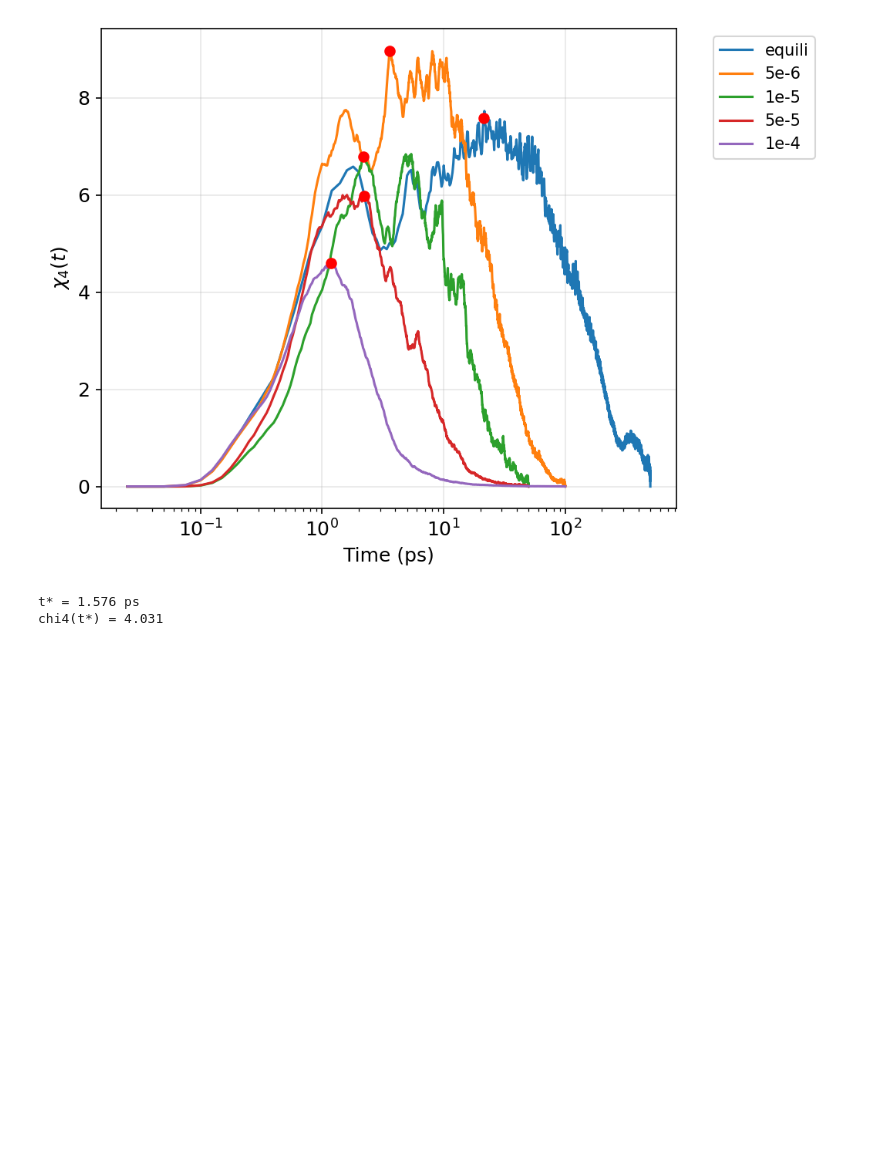
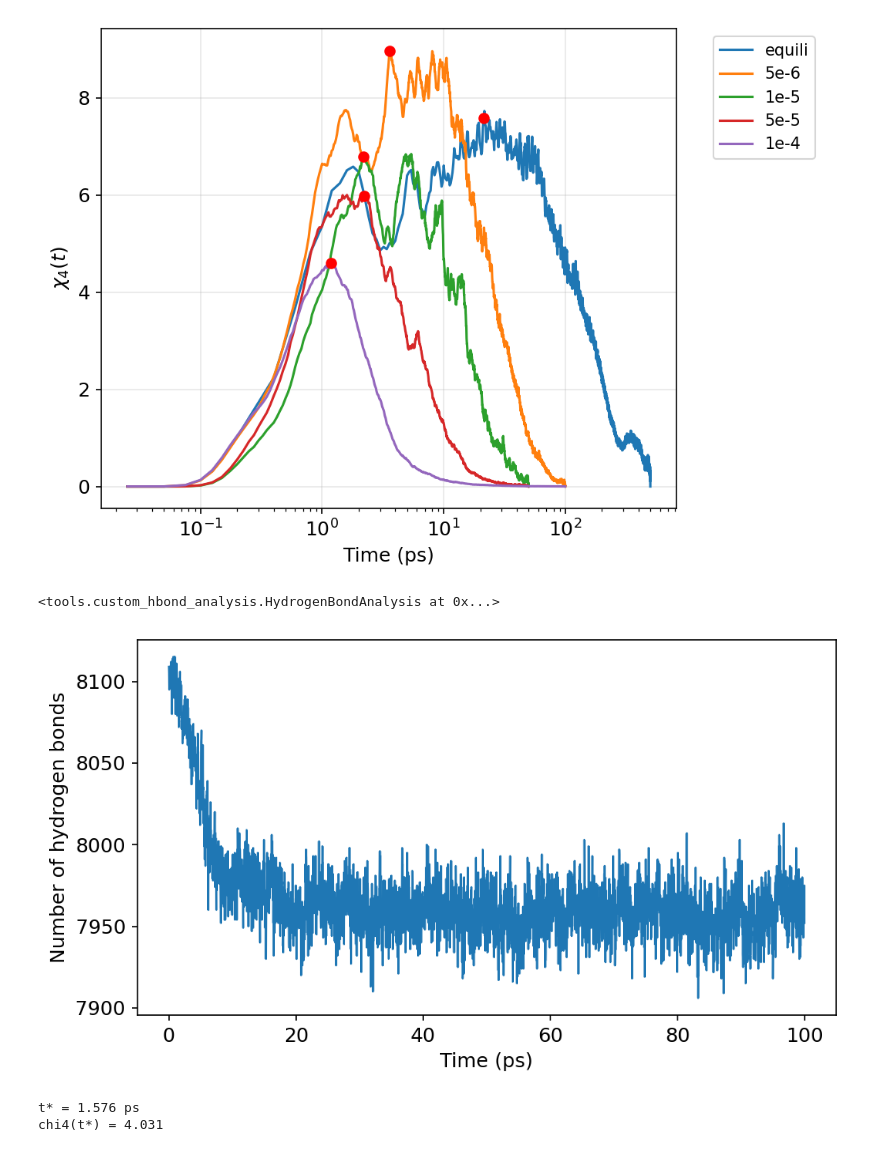
Before and after one commit to JamesHuoyu/SupercooledWater, a Jupyter notebook: notebooks/plot.ipynb, the cells around one changed output. Drawn from its saved outputs; the diff is of its cells as text; code cells hidden in the pictures; blank space fills up the shorter version.

```diff
--- a/notebooks/plot.ipynb
+++ b/notebooks/plot.ipynb
@@ -795,6 +795,43 @@ from tools.propensity_zeta_field_clusters_unwrapped import PropensityFieldCluste
 os.makedirs(figto("pfc_plots"), exist_ok=True)
 
 # os.makedirs(figto("cluster_plots"), exist_ok=True)
+# %%
+u = mda.Universe(traj("tip4p-ice-225K.data"), traj("traj_5e-5_225_100000.lammpstrj"), format='LAMMPSDUMP', dt=0.001)
+
+hba = HBA(
+    universe=u,
+    donors_sel="type 1",
+    hydrogens_sel="type 2",
+    acceptors_sel="type 1",
+    d_a_cutoff=3.5,          # Å – donor-to-acceptor heavy-atom distance
+    h_d_a_angle_cutoff=30.0, # °  – angle at the donor (H-D-A < 30°)
+    update_selections=False, # Set True for flexible / protein systems
+)
+
+# ---- Run --------------------------------------------------------------------
+# start/stop/step follow MDAnalysis convention (frame indices, not time).
+# Omit them to analyse every frame.
+hba.run()
+# %% [output]
+<tools.custom_hbond_analysis.HydrogenBondAnalysis at 0x...>
+# %%
+# Number of hydrogen bonds at each analyzed frame
+hb_counts = hba.count_by_time()
+
+# Time array from MDAnalysis
+time = hba.times   # units depend on your trajectory dt; here likely ps if dt=0.001 ps
+
+plt.figure(figsize=(7, 4))
+plt.plot(time, hb_counts, linewidth=1.2)
+
+plt.xlabel("Time (ps)")
+plt.ylabel("Number of hydrogen bonds")
+# plt.title("Hydrogen bonds vs time")
+plt.tight_layout()
+plt.savefig("hbonds_vs_time_5e_5.pdf")
+plt.show()
+# %% [output]
+[figure, added]
 # %%
     results = []
     u = mda.Universe(traj("tip4p-ice-225K.data"), traj("traj_5e-5_225_100000.lammpstrj"), format='LAMMPSDUMP', dt=0.001)
```
Also changed, not shown: parts of 1 cell of this notebook, 11 other files.
